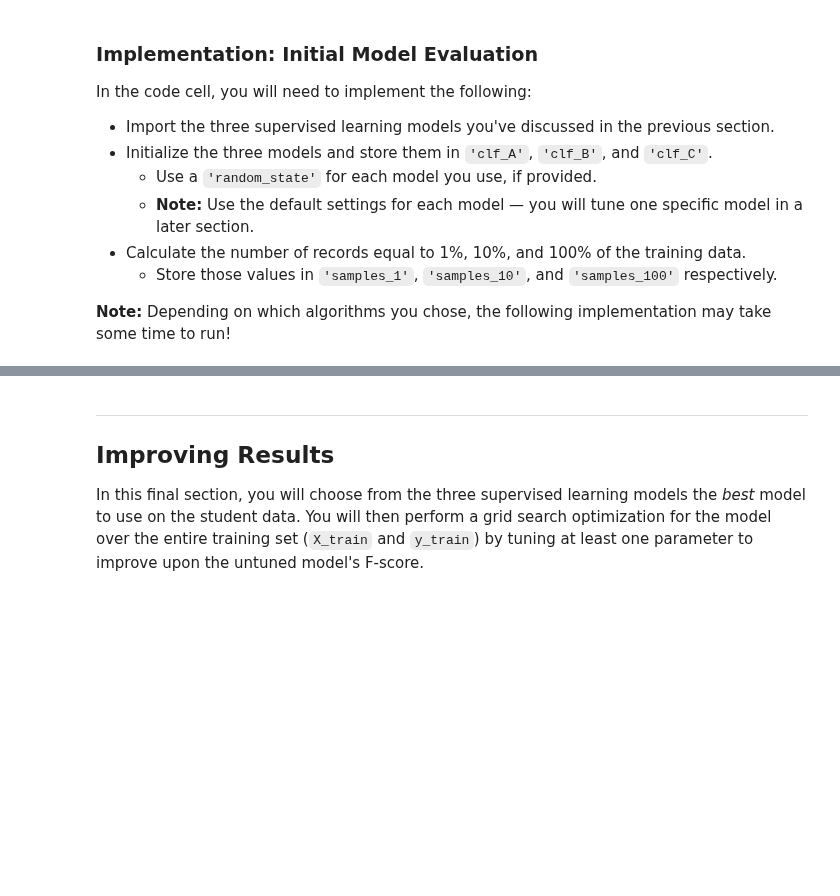
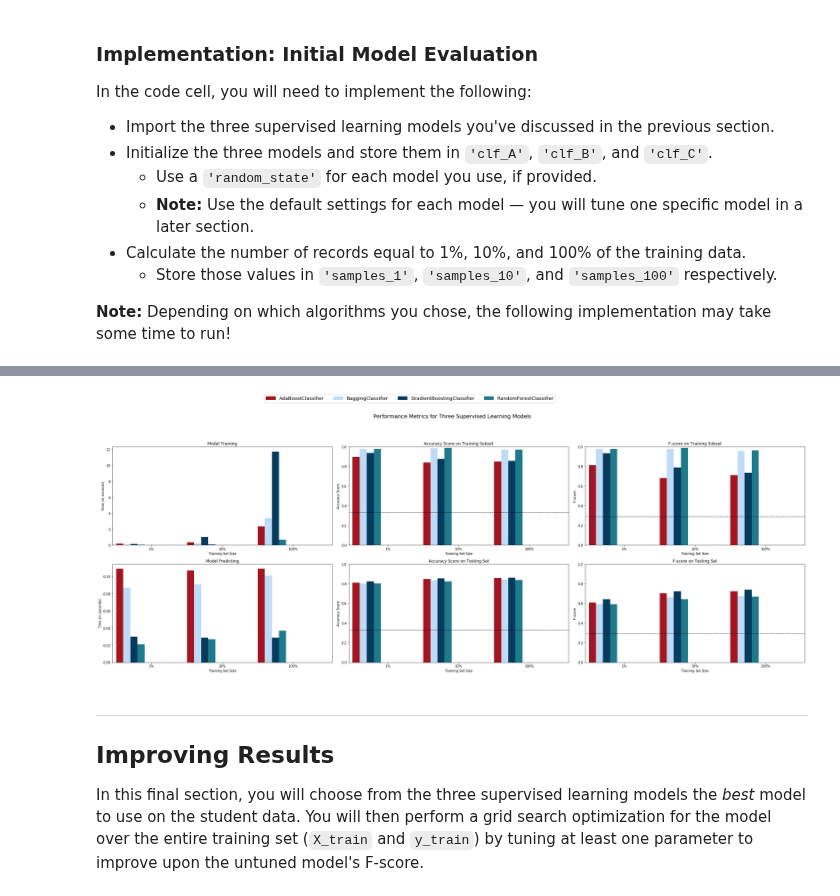
Before and after one commit to JeroenSchmidt/machine-learning, a Jupyter notebook: projects/finding_donors (Supervised Learning)/finding_donors.ipynb, the cells around one changed output, grey strips where cells are left out. Saved outputs shown, nothing was run; the diff lists cells and outputs as text; code cells hidden in the pictures; blank space fills up the shorter version.

```diff
--- a/projects/finding_donors (Supervised Learning)/finding_donors.ipynb
+++ b/projects/finding_donors (Supervised Learning)/finding_donors.ipynb
@@ -134,7 +134,7 @@ scaler = MinMaxScaler() # default=(0, 1)
 numerical_cols = ['age', 'education-num', 'capital-gain', 'capital-loss', 'hours-per-week']
 
 features_log_minmax_transform = pd.DataFrame(data = features_log_transformed)
-features_log_minmax_transform[numerical] = scaler.fit_transform(features_log_transformed[numerical_cols])
+features_log_minmax_transform[numerical_cols] = scaler.fit_transform(features_log_transformed[numerical_cols])
 
 # Show an example of a record with scaling applied
 display(features_log_minmax_transform.head(n = 5))
@@ -394,27 +575,32 @@ In the code cell, you will need to implement the following:
 # %%
+#other imports
+from math import floor
+
 # TODO: Import the three supervised learning models from sklearn
+from sklearn.ensemble import AdaBoostClassifier, BaggingClassifier, GradientBoostingClassifier, RandomForestClassifier
 
 # TODO: Initialize the three models
-clf_A = None
-clf_B = None
-clf_C = None
+clf_A = AdaBoostClassifier()
+clf_B = BaggingClassifier()
+clf_C = GradientBoostingClassifier()
+clf_D = RandomForestClassifier()
 
-# TODO: Calculate the number of samples for 1%, 10%, and 100% of the training data
-# HINT: samples_100 is the entire training set i.e. len(y_train)
-# HINT: samples_10 is 10% of samples_100
-# HINT: samples_1 is 1% of samples_100
-samples_100 = None
-samples_10 = None
-samples_1 = None
+
+models = [clf_A, clf_B, clf_C, clf_D]
+
+#TODO: Calculate the number of samples for 1%, 10%, and 100% of the training data
+#HINT: samples_100 is the entire training set i.e. len(y_train)
+#HINT: samples_10 is 10% of samples_100
+#HINT: samples_1 is 1% of samples_100
+samples_100 = len(y_train)
+samples_10 = int(round(samples_100*0.1))
+samples_1 = int(round(samples_100*0.01))
 
 # Collect results on the learners
-results = {}
-for clf in [clf_A, clf_B, clf_C]:
+ensamble_results = {}
+for clf in models:
     clf_name = clf.__class__.__name__
-    results[clf_name] = {}
+    ensamble_results[clf_name] = {}
     for i, samples in enumerate([samples_1, samples_10, samples_100]):
-        results[clf_name][i] = \
+        ensamble_results[clf_name][i] = \
         train_predict(clf, samples, X_train, y_train, X_test, y_test)
-
-# Run metrics visualization for the three supervised learning models chosen
-vs.evaluate(results, accuracy, fscore)
@@ -420,0 +620,5 @@ vs.evaluate(results, accuracy, fscore)
+# %%
+# Run metrics visualization for the three supervised learning models chosen
+evaluate_v3(ensamble_results, accuracy, fscore)
+# %% [output]
+[figure, added]
```
Also changed, not shown: parts of 12 cells of this notebook, 4 other files.
